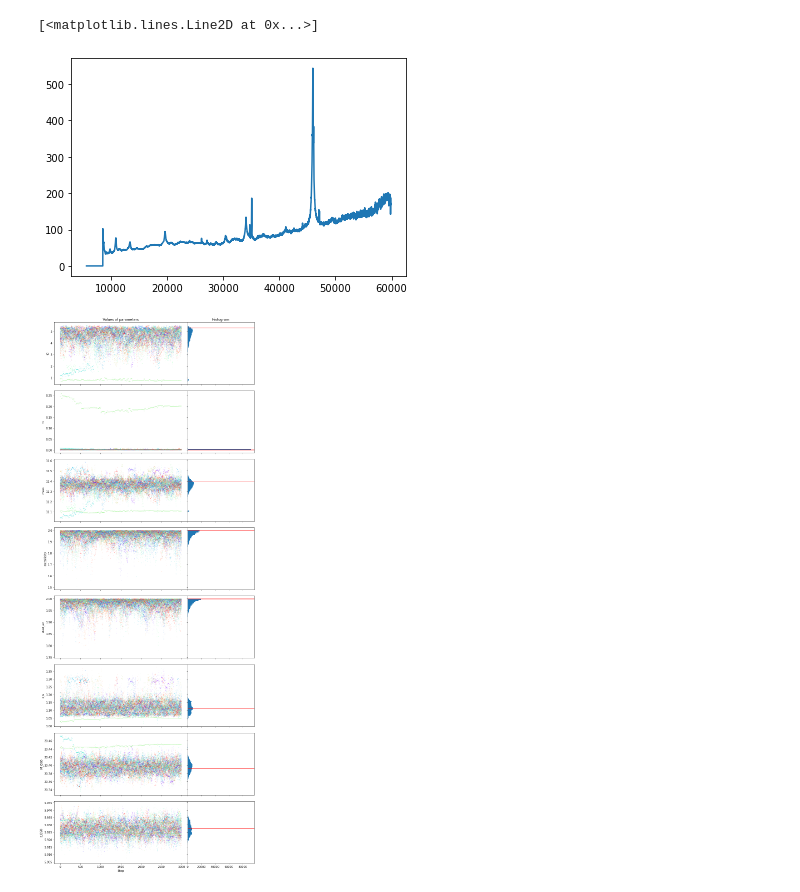
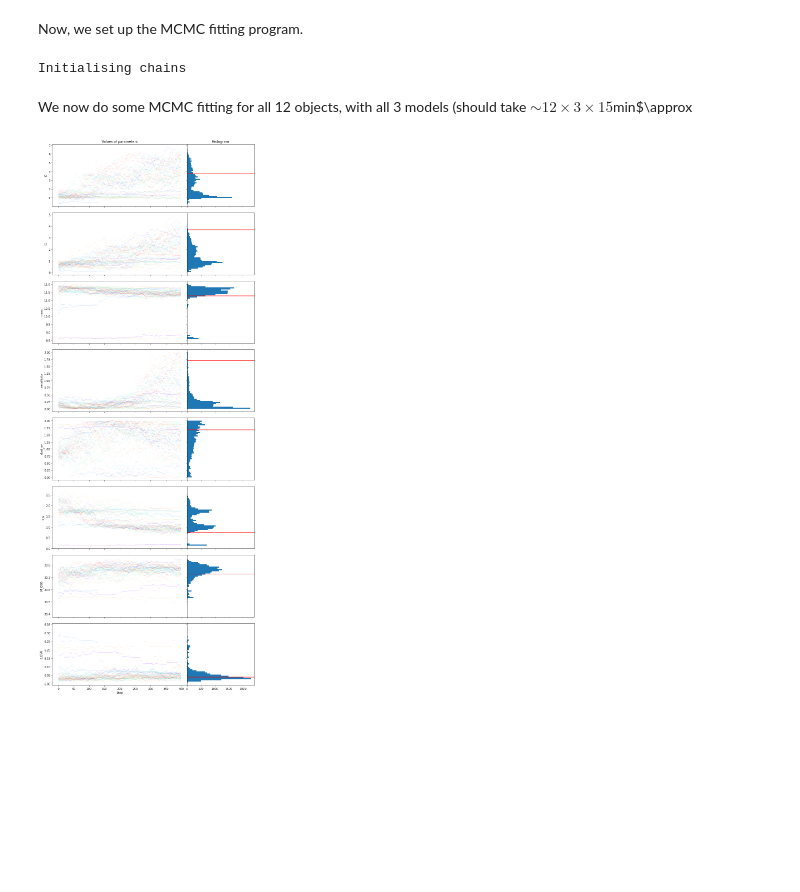
Before and after one commit to xbyrne/glq_mpia, a Jupyter notebook: sed_fitting/bagpipes/quasar_galaxy_fit.ipynb, the cells around one changed output. Saved outputs shown, nothing was run; the diff lists cells and outputs as text; code cells hidden in the pictures; blank space fills up the shorter version.

Commit message:
Finished MCMC fitting code

```diff
--- a/sed_fitting/bagpipes/quasar_galaxy_fit.ipynb
+++ b/sed_fitting/bagpipes/quasar_galaxy_fit.ipynb
@@ -183,24 +213,3 @@ def quasar_photometry(M_QSO, z_QSO):
-# %%
-# get tophat filter at 1450, redshift to observed frame
-M_QSO=20
-z_QSO=6
-file = np.loadtxt('filter_1450.txt')
-wave = file[:, 0] * unit['AA'] *(1+z_QSO)
-transmit = file[:, 1]
-filter_m_1450 = Filter(wave, transmit, name='1450_tophat', dtype='photon', unit='Angstrom')
-
-# load quasar model, truncate Lyman-alpha forest
-spec_qso = model_qso[:,1]
-spec_qso[model_qso[:,0]*1e4<1215.16] = 0.0
-flux_qso = spec_qso *1e-3 * unit['Jy']
-wavelength = model_qso[:,0]*1e4 *(1+z_QSO) * unit['AA']
-
-# rescale to desired apparent magnitude 1450 AA
-mag_1450 = -2.5*np.log10(filter_m_1450.get_flux(wavelength,flux_qso)/3631)
-flux_qso *= 10**( (M_QSO - mag_1450 ) / -2.5)
-
-plt.plot(wavelength.value, flux_qso.value*1e6)
-# %% [output]
-[<matplotlib.lines.Line2D at 0x...>]
-[figure, removed]
+# %% [markdown]
+Now, we set up the MCMC fitting program.
 # %%
@@ -262,7 +277,10 @@ def log_probability(theta, y, yerr, obj_type):
     return lp + log_likelihood(theta, y, yerr, obj_type)
 # %%
 def suggest_init(obj_type):
-    mean_init_row = np.array([1,.1,10.0,0.3,0.5,1,20,6.0])
+    """
+    Generates an initial set of parameters, randomly distributed around mean_init_row
+    """
+    mean_init_row = np.array([1,.5,10,0.2,0.2,.5,20,6.])
     if obj_type=='G':
         mean_init_row = mean_init_row[:6]
     elif obj_type=='Q':
@@ -274,12 +292,14 @@ def suggest_init(obj_type):
                                              size=ndim)
 
 def initialise_chains(nwalkers, flux, err_flux, obj_type):
+    """
+    Returns a set of initial vectors in parameter space, all of which within the prior.
+    This is a np array of shape (nwalkers, nparams)
+    """
     base_init = suggest_init(obj_type)
     pos = np.tile(base_init, (nwalkers,1))
     i=0
     while np.all(pos[-1,:]==base_init) and i<nwalkers:
-        ## Initialisation
-#         new_row = pos[i,:] + np.random.randn(ndim)-.5
         new_row = suggest_init(obj_type)
 
         # Ensure that suggested initial point is actually in the prior
@@ -291,11 +311,15 @@ def initialise_chains(nwalkers, flux, err_flux, obj_type):
 def fit_sed(flux, err_flux, obj_type,
             nsteps=5000, discard=1000, thin=10, nwalkers=32,
            **kwargs): # kwargs to be passed to EnsembleSampler
+    """
+    Do the MCMC sampling process to SED-fit the fluxes (and their errors) to a G, Q, or GQ model
+    Returns each of the samples, and their log_probs, in a big array.
+    """
 
     init = initialise_chains(nwalkers, flux, err_flux, obj_type)
     nwalkers, ndim = init.shape
 
-    with Pool() as pool:
+    with Pool() as pool: # Multicore processing
         sampler = emcee.EnsembleSampler(nwalkers, ndim, log_probability,
                                         args=(flux, err_flux, obj_type),
                                         pool=pool,
@@ -307,14 +331,15 @@ def fit_sed(flux, err_flux, obj_type,
 
     return samples, log_prob
 # %%
-# n=np.random.randint(117) # Between 0 and 116 incl.
-photometry = load_grizYJKW12(ids_117[0])
+photometry = load_grizYJKW12(sylt_ids[0])
 fluxes_muJy = photometry[:,0]
 err_fluxes_muJy = photometry[:,1]
 
-# print(f'Number: {n}\nID: {ids_117[n]}')
-
 samples, log_prob = fit_sed(flux=fluxes_muJy, err_flux=err_fluxes_muJy, obj_type='GQ',
-                            nsteps=10000, discard=4000, thin=2,
+#                             nsteps=10000, discard=4000, thin=2,
                             nwalkers=32, a=2.
-                                )
+                                ) # ~7min
+# %% [output]
+Initialising chains
+# %% [markdown]
+We now do some MCMC fitting for all 12 objects, with all 3 models (should take $\sim 12\times3\times15$min$\approx
@@ -321,35 +357,38 @@ samples, log_prob = fit_sed(flux=fluxes_muJy, err_flux=err_fluxes_muJy, obj_type
 # %%
 def show_convergence(samples, log_prob, obj_type, burn=0):
+    """
+    Visualises the sampling over time, and the posterior distributions
+    """
     samples = samples[burn:]
     log_prob = log_prob[burn:]
     nparams = samples.shape[2]
     fg, axs = plt.subplots(nparams,2,figsize=(11,4+3*nparams), sharey='row', sharex='col',
                            gridspec_kw={'width_ratios':[2,1]})
     flat_samples = samples.reshape(
         (samples.shape[0]*samples.shape[1],nparams)
     )
     pred_params = flat_samples[np.argmax(log_prob)]
     params = ["t0","t1","mass", "metallicity", "dust_av", "z_G", "M_QSO", 'z_QSO']
     if obj_type=='G':
         params = params[:6]
     elif obj_type=='Q':
         params = params[6:]
     for i in range(nparams):
         param_samples = samples[:,:,i].reshape(samples.shape[0]*samples.shape[1])
 
         x = np.tile(np.arange(samples.shape[0]), (samples.shape[1],1)).T.reshape(samples.shape[0]*samples.shape[1])
         axs[i,0].scatter(x, param_samples,
                          s=.01, c=np.arange(param_samples.shape[0])%samples.shape[1],
                          cmap='rainbow')
         axs[i,0].set_ylabel(params[i])
         axs[i,1].hist(flat_samples[:,i], orientation='horizontal', bins=50)
         axs[i,1].axhline(pred_params[i], c='r')
     axs[0,0].set_title('Values of parameters')
     axs[0,1].set_title('Histogram')
     axs[nparams-1,0].set_xlabel('Step')
     fg.tight_layout()
     plt.subplots_adjust(wspace=0, hspace=0.1)
     return fg
 fg = show_convergence(samples, log_prob, 'GQ')
 # %% [output]
-[figure, old version]
+[figure, new version]
```
Also changed, not shown: parts of 12 cells of this notebook.
